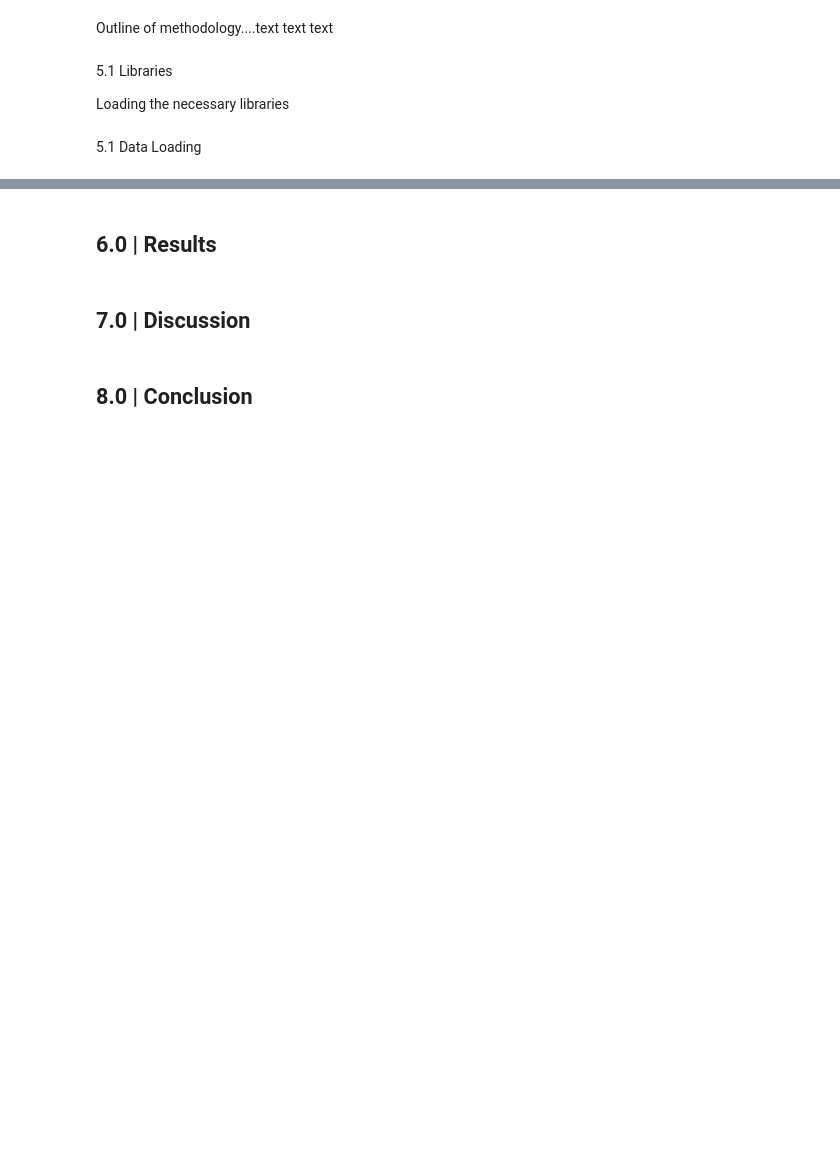
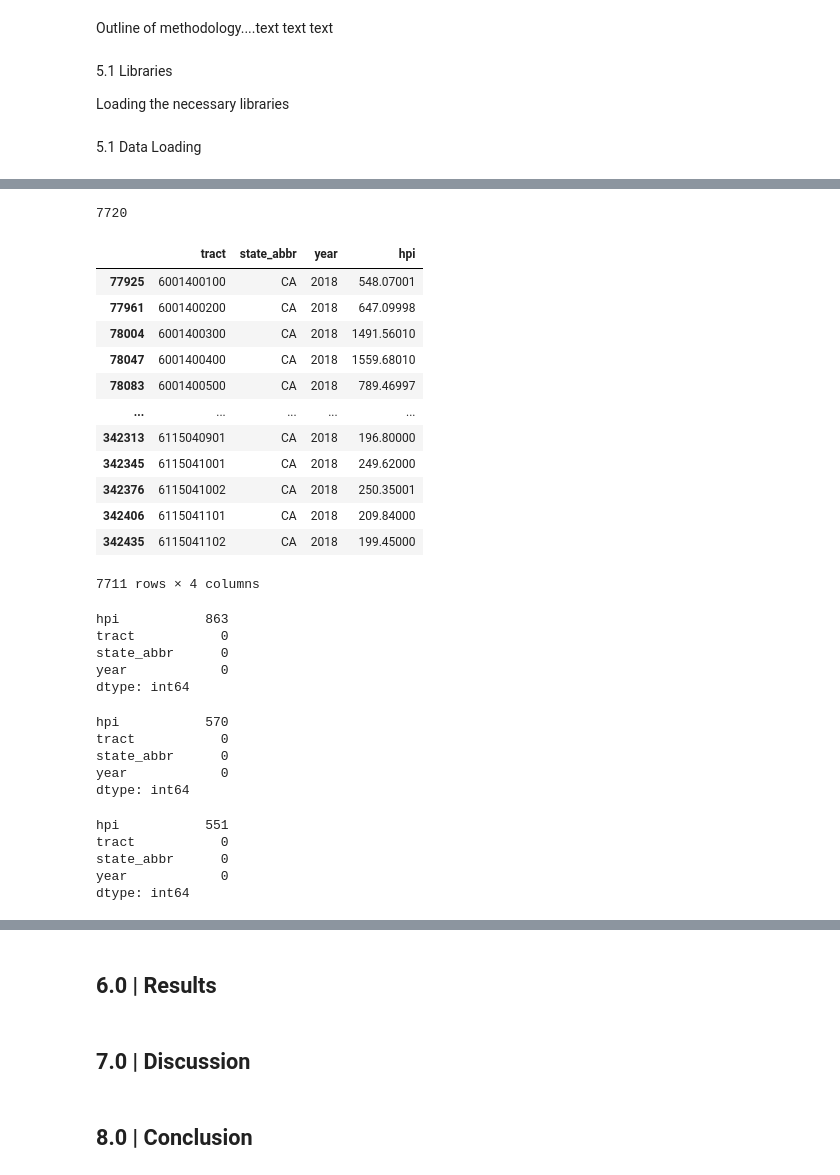
Before and after one commit to DaphneBdn/dsss_repo, a Jupyter notebook: CASA0006_Assessment_DB.ipynb, the cells around one changed output, grey strips where cells are left out. Drawn from its saved outputs; the diff is of its cells as text; code cells hidden in the pictures; blank space fills up the shorter version.

```diff
--- a/CASA0006_Assessment_DB.ipynb
+++ b/CASA0006_Assessment_DB.ipynb
@@ -81,0 +179,55 @@ df.head(3)
+# %%
+# check the number of tracts
+dfCAall['tract'].nunique()
+# %% [output]
+7720
+# %%
+dfCA2018= dfCAall[dfCAall['year']==2018]
+dfCA2018
+# %% [output]
+|  | tract | state_abbr | year | hpi |
+| 77925 | 6001400100 | CA | 2018 | 548.07001 |
+| 77961 | 6001400200 | CA | 2018 | 647.09998 |
+| 78004 | 6001400300 | CA | 2018 | 1491.56010 |
+| 78047 | 6001400400 | CA | 2018 | 1559.68010 |
+| 78083 | 6001400500 | CA | 2018 | 789.46997 |
+| ... | ... | ... | ... | ... |
+| 342313 | 6115040901 | CA | 2018 | 196.80000 |
+| 342345 | 6115041001 | CA | 2018 | 249.62000 |
+| 342376 | 6115041002 | CA | 2018 | 250.35001 |
+| 342406 | 6115041101 | CA | 2018 | 209.84000 |
+| 342435 | 6115041102 | CA | 2018 | 199.45000 |
+7711 rows × 4 columns
+# %%
+# change settings to display all rows
+#pd.set_option('display.max_rows', None)
+
+# investigate NA values by printing out the count of NA values per column
+dfCA2018.isna().sum().sort_values(ascending=False)
+
+# change settings back
+#pd.reset_option('all')
+# %% [output]
+hpi           863
+tract           0
+state_abbr      0
+year            0
+dtype: int64
+# %%
+dfCA2017= dfCAall[dfCAall['year']==2017]
+dfCA2017.isna().sum().sort_values(ascending=False)
+# %% [output]
+hpi           570
+tract           0
+state_abbr      0
+year            0
+dtype: int64
+# %%
+dfCA2019= dfCAall[dfCAall['year']==2019]
+dfCA2019.isna().sum().sort_values(ascending=False)
+# %% [output]
+hpi           551
+tract           0
+state_abbr      0
+year            0
+dtype: int64
```
Also changed, not shown: parts of 20 cells of this notebook.
